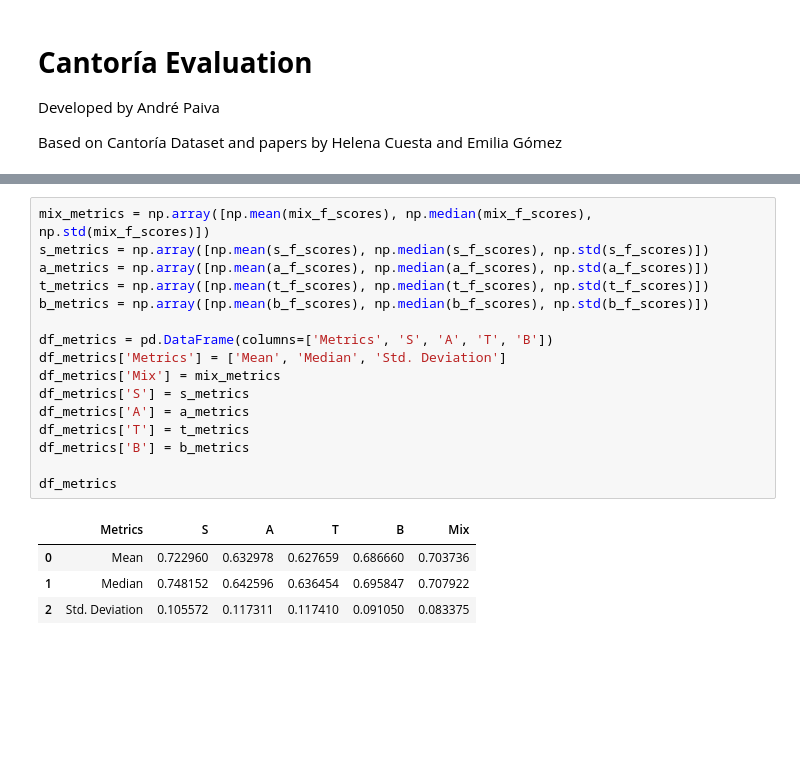
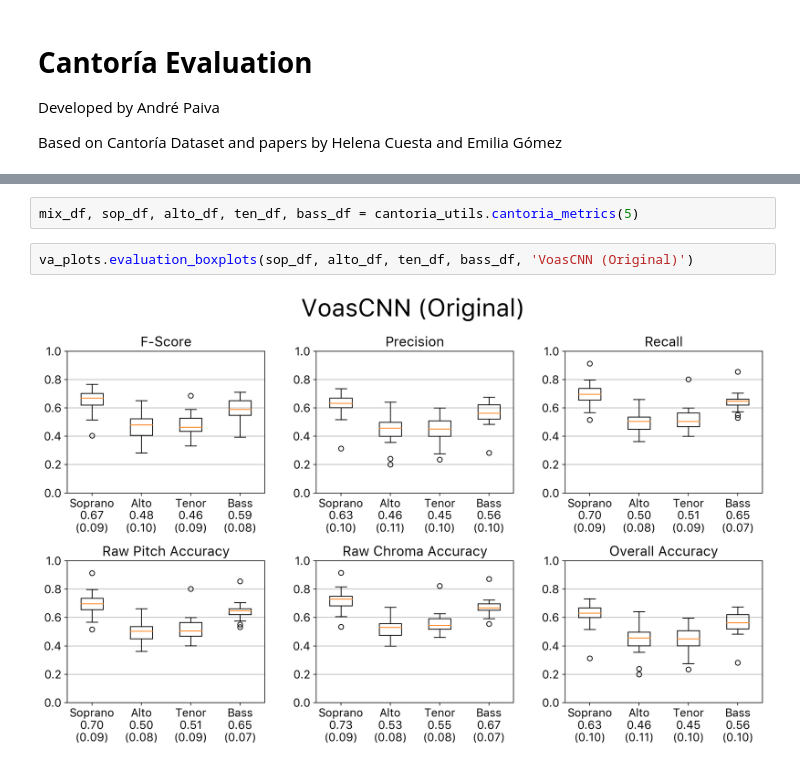
Before and after one commit to Xornotor/VocalAssignment-SSCS, a Jupyter notebook: Cantoria_Eval.ipynb, the cells around one changed output, grey strips where cells are left out. Drawn from its saved outputs; the diff is of its cells as text; blank space fills up the shorter version.

Commit message:
Cantoría Evaluation working (needs minor fixes)

```diff
--- a/Cantoria_Eval.ipynb
+++ b/Cantoria_Eval.ipynb
@@ -91,21 +15,6 @@ b_f_scores = bass_df['F-Measure'].to_numpy()
-# %%
-mix_metrics = np.array([np.mean(mix_f_scores), np.median(mix_f_scores), np.std(mix_f_scores)])
-s_metrics = np.array([np.mean(s_f_scores), np.median(s_f_scores), np.std(s_f_scores)])
-a_metrics = np.array([np.mean(a_f_scores), np.median(a_f_scores), np.std(a_f_scores)])
-t_metrics = np.array([np.mean(t_f_scores), np.median(t_f_scores), np.std(t_f_scores)])
-b_metrics = np.array([np.mean(b_f_scores), np.median(b_f_scores), np.std(b_f_scores)])
-
-df_metrics = pd.DataFrame(columns=['Metrics', 'S', 'A', 'T', 'B'])
-df_metrics['Metrics'] = ['Mean', 'Median', 'Std. Deviation']
-df_metrics['Mix'] = mix_metrics
-df_metrics['S'] = s_metrics
-df_metrics['A'] = a_metrics
-df_metrics['T'] = t_metrics
-df_metrics['B'] = b_metrics
-
-df_metrics
-# %% [output]
-|  | Metrics | S | A | T | B | Mix |
-| 0 | Mean | 0.722960 | 0.632978 | 0.627659 | 0.686660 | 0.703736 |
-| 1 | Median | 0.748152 | 0.642596 | 0.636454 | 0.695847 | 0.707922 |
-| 2 | Std. Deviation | 0.105572 | 0.117311 | 0.117410 | 0.091050 | 0.083375 |
+# %%
+mix_df, sop_df, alto_df, ten_df, bass_df = cantoria_utils.cantoria_metrics(5)
+# %%
+va_plots.evaluation_boxplots(sop_df, alto_df, ten_df, bass_df, 'VoasCNN (Original)')
+# %% [output]
+[figure, added]
```
Also changed, not shown: parts of 8 cells of this notebook, 2 other files.
